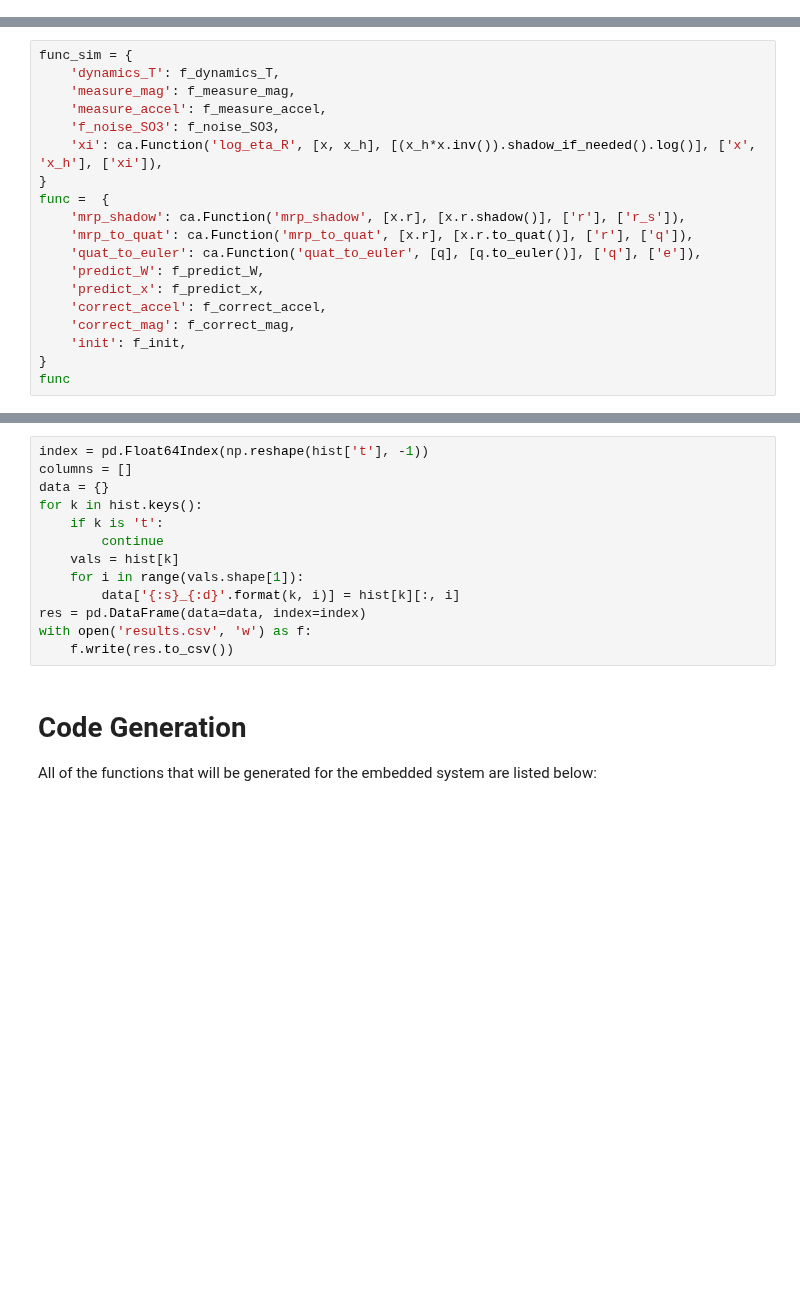
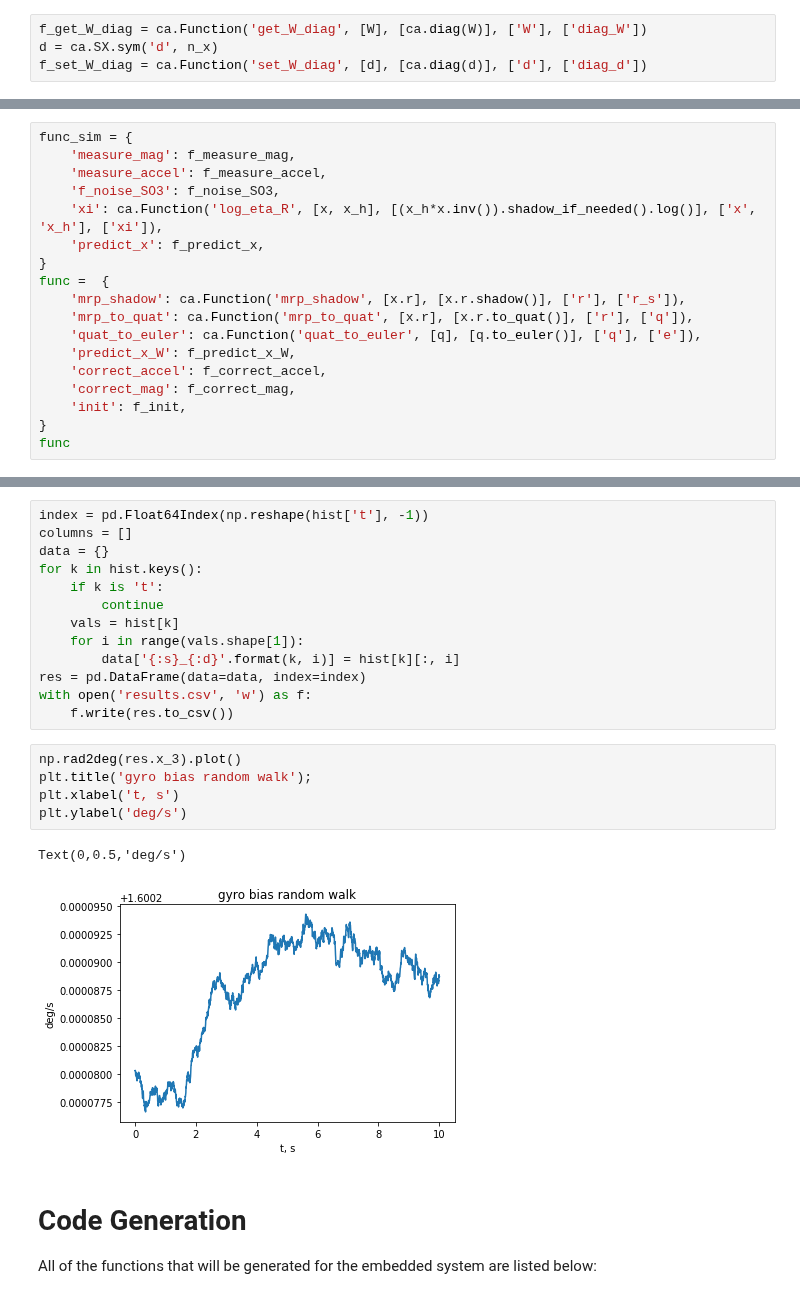
Before and after one commit to CogniPilot/pyecca, a Jupyter notebook: notebooks/AttitudeLGPEKF.ipynb, the cells around one changed output, grey strips where cells are left out. Saved outputs shown, nothing was run; the diff lists cells and outputs as text; blank space fills up the shorter version.

```diff
--- a/notebooks/AttitudeLGPEKF.ipynb
+++ b/notebooks/AttitudeLGPEKF.ipynb
@@ -416,6 +430,10 @@ def test_init():
 test_init()
 # %% [output]
 PASS
+# %%
+f_get_W_diag = ca.Function('get_W_diag', [W], [ca.diag(W)], ['W'], ['diag_W'])
+d = ca.SX.sym('d', n_x)
+f_set_W_diag = ca.Function('set_W_diag', [d], [ca.diag(d)], ['d'], ['diag_d'])
 # %%
 def test_measure_with_init():
     x_test = [0.1, 0.2, 0.3, 0, 0, 0]
@@ -471,18 +490,17 @@ PASS
 ### Simulation/ Code Generation Data Structures
 # %%
 func_sim = {
-    'dynamics_T': f_dynamics_T,
     'measure_mag': f_measure_mag,
     'measure_accel': f_measure_accel,
     'f_noise_SO3': f_noise_SO3,
     'xi': ca.Function('log_eta_R', [x, x_h], [(x_h*x.inv()).shadow_if_needed().log()], ['x', 'x_h'], ['xi']),
+    'predict_x': f_predict_x,
 }
 func =  {
     'mrp_shadow': ca.Function('mrp_shadow', [x.r], [x.r.shadow()], ['r'], ['r_s']),
     'mrp_to_quat': ca.Function('mrp_to_quat', [x.r], [x.r.to_quat()], ['r'], ['q']),
     'quat_to_euler': ca.Function('quat_to_euler', [q], [q.to_euler()], ['q'], ['e']),
-    'predict_W': f_predict_W,
-    'predict_x': f_predict_x,
+    'predict_x_W': f_predict_x_W,
     'correct_accel': f_correct_accel,
     'correct_mag': f_correct_mag,
     'init': f_init,
@@ -947,6 +983,14 @@ for k in hist.keys():
 res = pd.DataFrame(data=data, index=index)
 with open('results.csv', 'w') as f:
     f.write(res.to_csv())
+# %%
+np.rad2deg(res.x_3).plot()
+plt.title('gyro bias random walk');
+plt.xlabel('t, s')
+plt.ylabel('deg/s')
+# %% [output]
+Text(0,0.5,'deg/s')
+[figure, added]
 # %% [markdown]
 # Code Generation
 
```
Also changed, not shown: parts of 23 cells of this notebook.
